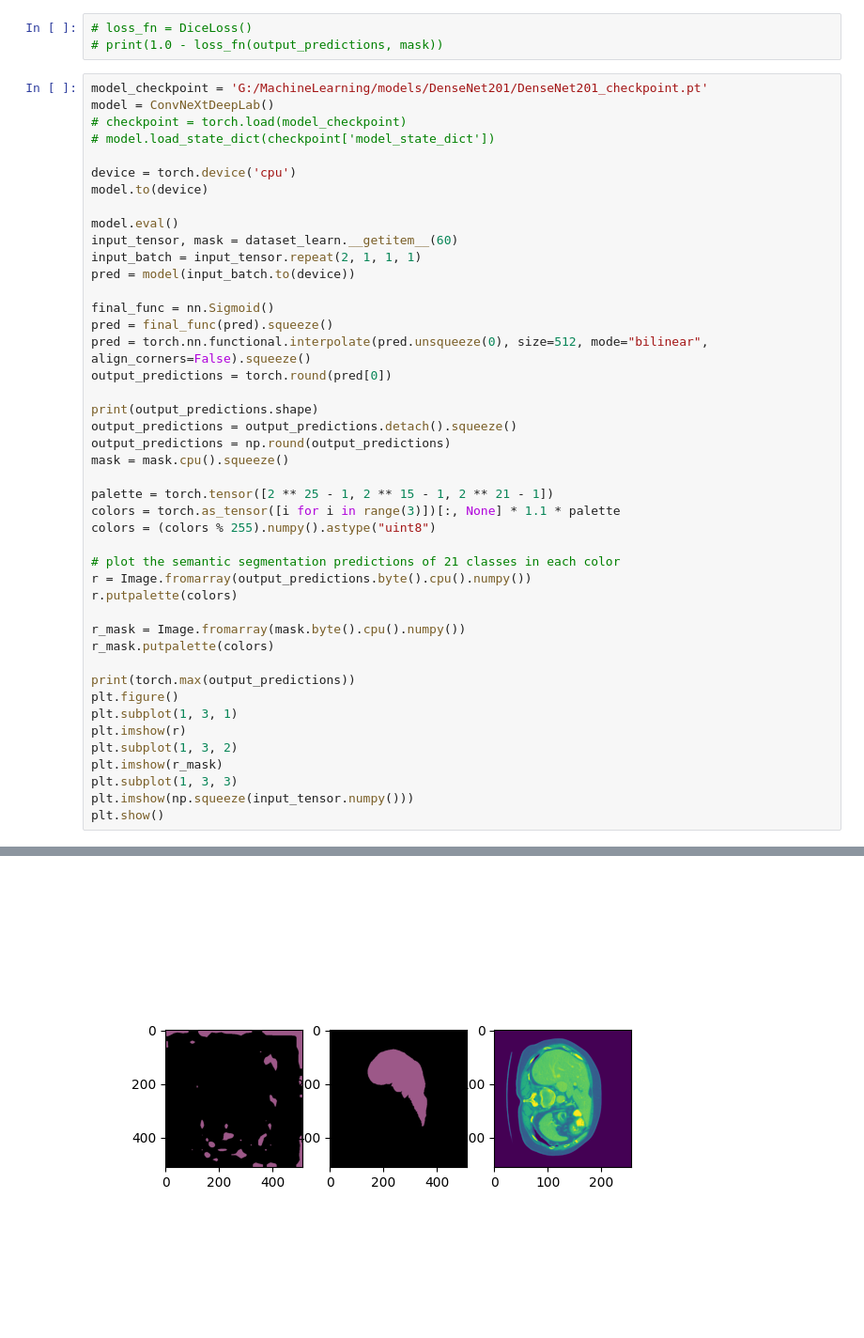
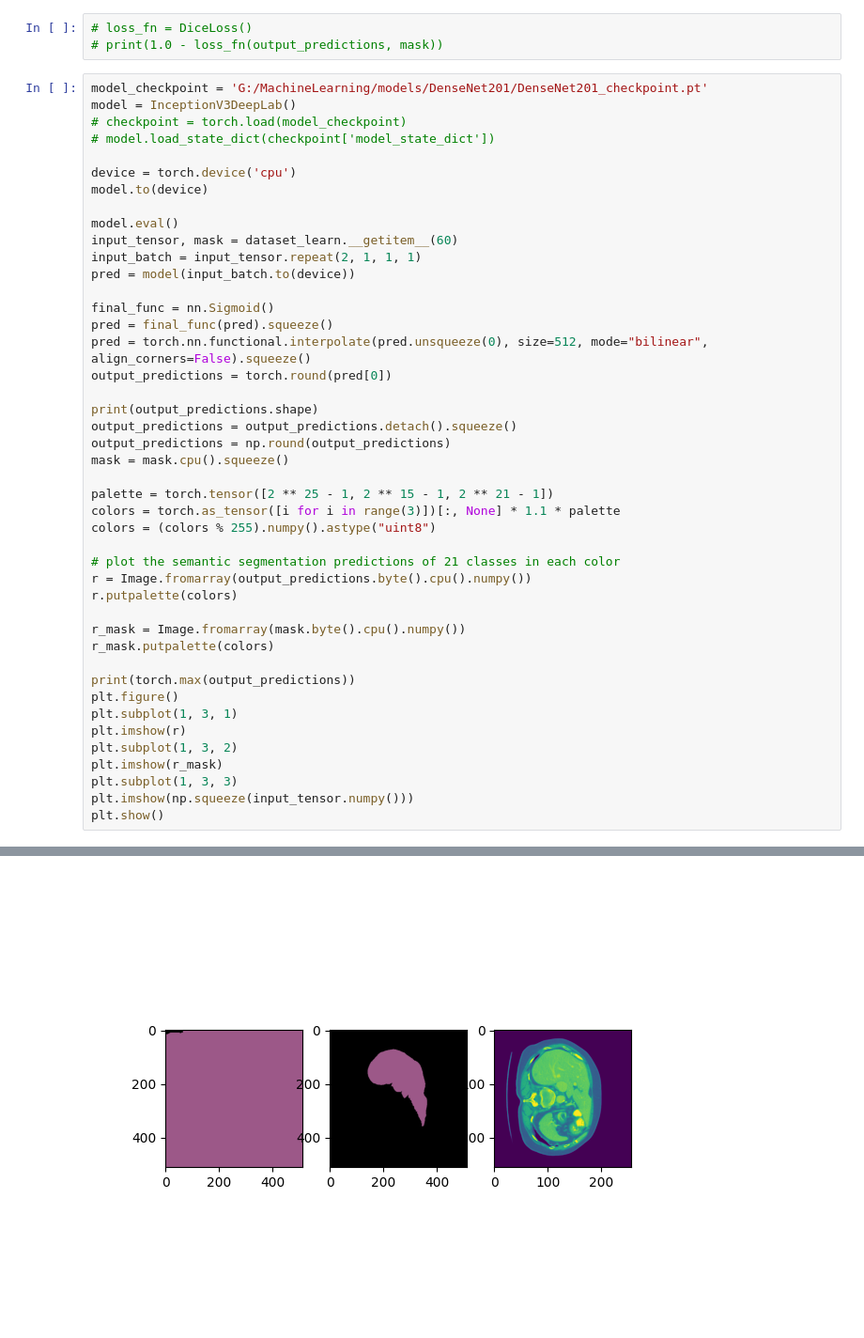
Before and after one commit to StanciulescuAndrei/LicentaUPB, a Jupyter notebook: ML_train_tester.ipynb, the cells around one changed output, grey strips where cells are left out. Shown: that part at 94% size. Saved outputs shown, nothing was run; the diff lists cells and outputs as text.

Commit message:
Am scos din inception niste layere de max pooling, acum scoate feature maps mari

```diff
--- a/ML_train_tester.ipynb
+++ b/ML_train_tester.ipynb
@@ -96,7 +96,7 @@ dataloader_test = torch.utils.data.DataLoader(dataset_learn, batch_size=2, shuff
 # print(1.0 - loss_fn(output_predictions, mask))
 # %%
 model_checkpoint = 'G:/MachineLearning/models/DenseNet201/DenseNet201_checkpoint.pt'
-model = ConvNeXtDeepLab()
+model = InceptionV3DeepLab()
 # checkpoint = torch.load(model_checkpoint)
 # model.load_state_dict(checkpoint['model_state_dict'])
 
@@ -143,6 +143,6 @@ torch.Size([2, 1024, 28, 28])
 torch.Size([512, 512])
 tensor(1.)
-[figure, old version]
+[figure, new version]
 # %%
 loss_fn = DiceLoss()
 print(1.0 - loss_fn(output_predictions, mask))
```
Also changed, not shown: parts of 3 cells of this notebook, 3 other files.
